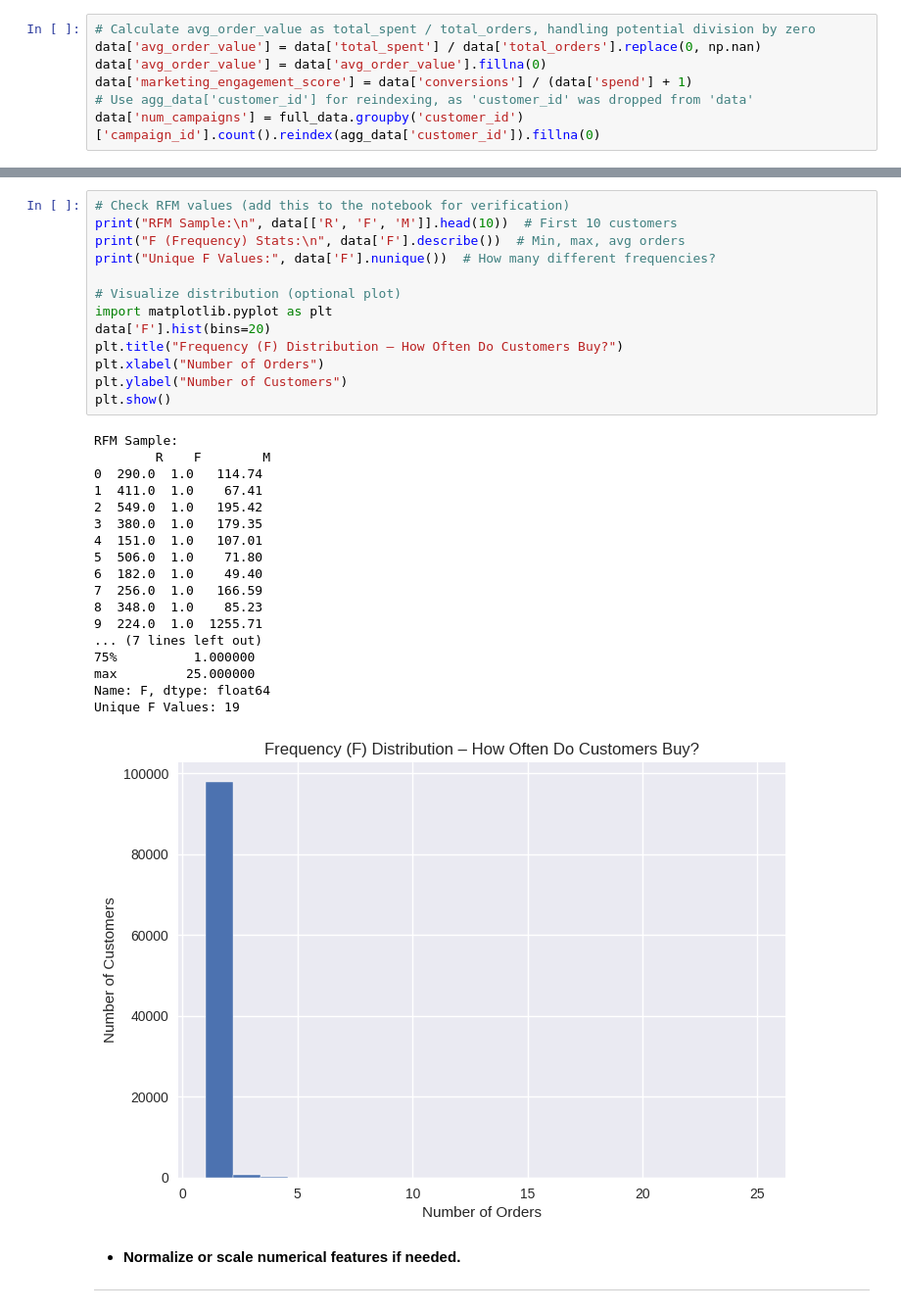
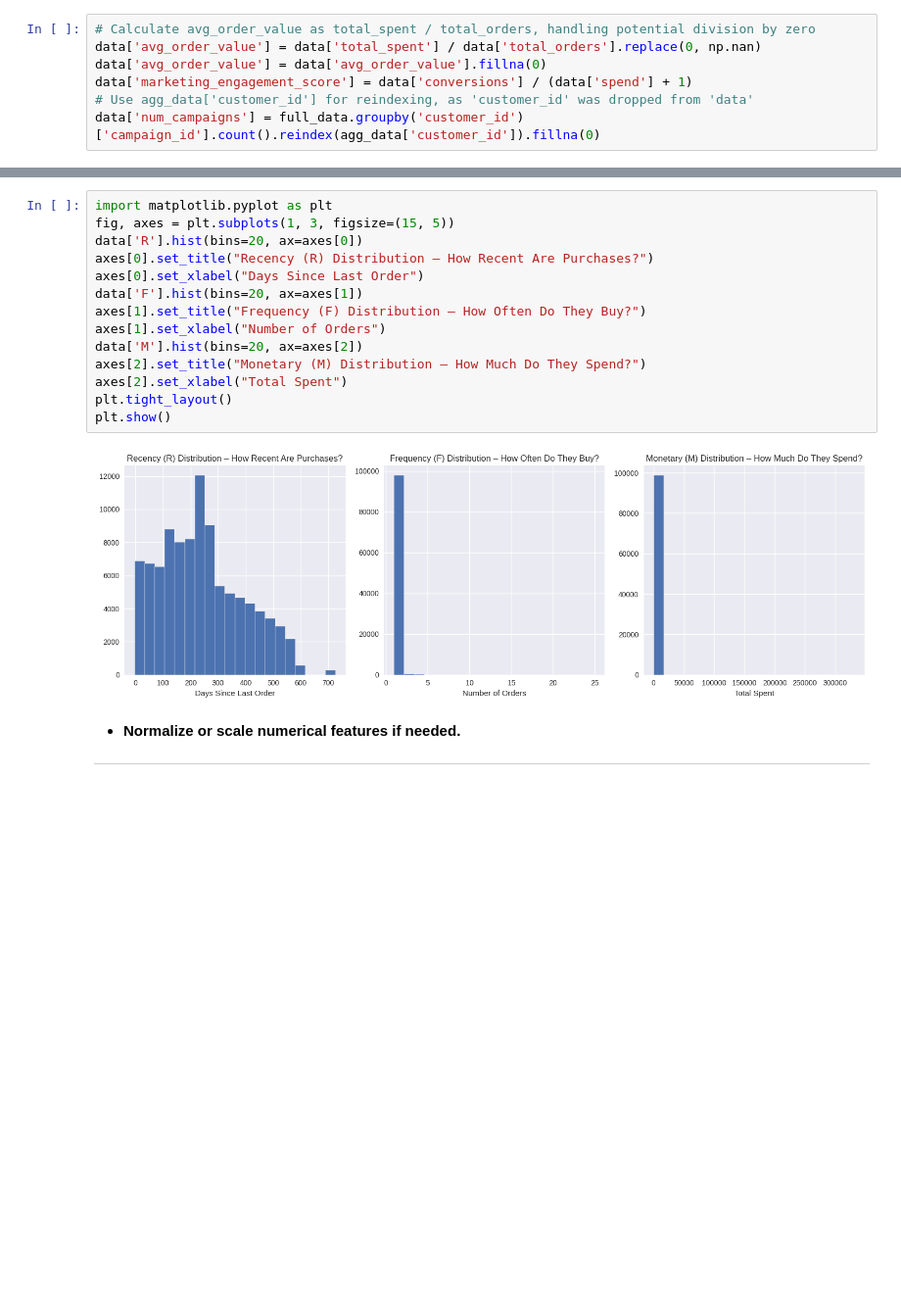
Before and after one commit to Kanakbaghel/Capstone_Project, a Jupyter notebook: Scripts/P2 : Predictive Modelling.ipynb, the cells around one changed output, grey strips where cells are left out. Shown at 98% size. Cells and saved outputs as stored; diff of their text form; blank space fills up the shorter version.

```diff
--- a/Scripts/P2 : Predictive Modelling.ipynb
+++ b/Scripts/P2 : Predictive Modelling.ipynb
@@ -277,35 +356,19 @@ Dataset shape after fill: (98666, 21)
-# %%
-# Check RFM values (add this to the notebook for verification)
-print("RFM Sample:\n", data[['R', 'F', 'M']].head(10))  # First 10 customers
-print("F (Frequency) Stats:\n", data['F'].describe())  # Min, max, avg orders
-print("Unique F Values:", data['F'].nunique())  # How many different frequencies?
-
-# Visualize distribution (optional plot)
-import matplotlib.pyplot as plt
-data['F'].hist(bins=20)
-plt.title("Frequency (F) Distribution – How Often Do Customers Buy?")
-plt.xlabel("Number of Orders")
-plt.ylabel("Number of Customers")
-plt.show()
-# %% [output]
-RFM Sample:
-        R    F        M
-0  290.0  1.0   114.74
-1  411.0  1.0    67.41
-2  549.0  1.0   195.42
-3  380.0  1.0   179.35
-4  151.0  1.0   107.01
-5  506.0  1.0    71.80
-6  182.0  1.0    49.40
-7  256.0  1.0   166.59
-8  348.0  1.0    85.23
-9  224.0  1.0  1255.71
-... (7 lines left out)
-75%          1.000000
-max         25.000000
-Name: F, dtype: float64
-Unique F Values: 19
-[figure, removed]
+# %%
+import matplotlib.pyplot as plt
+fig, axes = plt.subplots(1, 3, figsize=(15, 5))
+data['R'].hist(bins=20, ax=axes[0])
+axes[0].set_title("Recency (R) Distribution – How Recent Are Purchases?")
+axes[0].set_xlabel("Days Since Last Order")
+data['F'].hist(bins=20, ax=axes[1])
+axes[1].set_title("Frequency (F) Distribution – How Often Do They Buy?")
+axes[1].set_xlabel("Number of Orders")
+data['M'].hist(bins=20, ax=axes[2])
+axes[2].set_title("Monetary (M) Distribution – How Much Do They Spend?")
+axes[2].set_xlabel("Total Spent")
+plt.tight_layout()
+plt.show()
+# %% [output]
+[figure, added]
 # %% [markdown]
 - **Normalize or scale numerical features if needed.**
 
```
Also changed, not shown: parts of 47 cells of this notebook.
